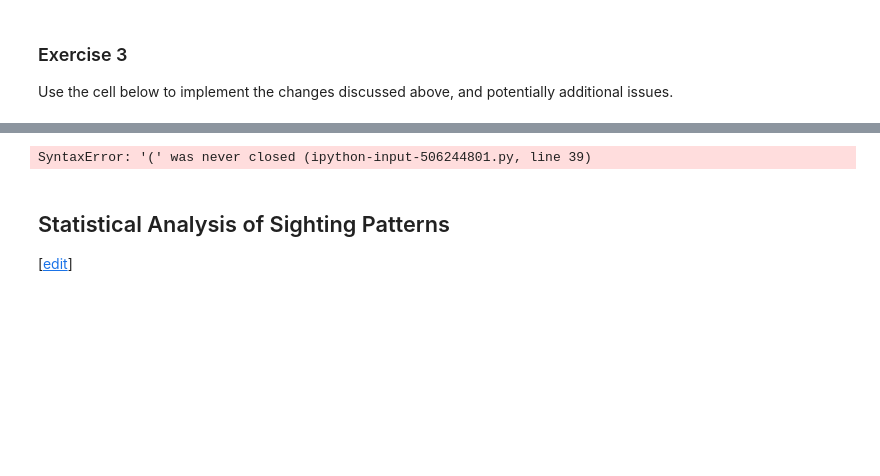
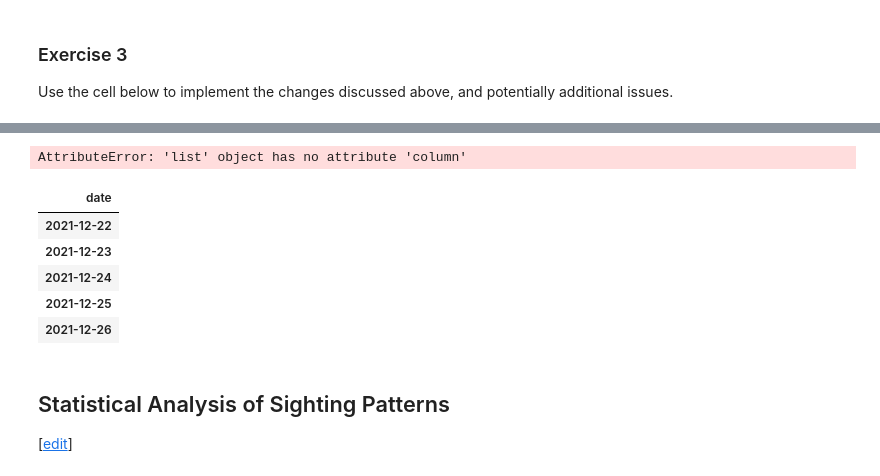
Before and after one commit to Paul-Bett/MLFC, a Jupyter notebook: _notebooks/practicals/03-dataset-joining-practical.ipynb, the cells around one changed output, grey strips where cells are left out. Saved outputs shown, nothing was run; the diff lists cells and outputs as text; code cells hidden in the pictures; blank space fills up the shorter version.

```diff
--- a/_notebooks/practicals/03-dataset-joining-practical.ipynb
+++ b/_notebooks/practicals/03-dataset-joining-practical.ipynb
@@ -289,54 +417,57 @@ potentially additional issues.
+# %%
+
+# Step 2: Create a new clean dataframe
+binary_rows = []
+species_df = daily_bin.columns.get_level_values(1)
+
+for (cam, species_str), series in daily_bin.items():
+    # Split species (e.g. "IMPALA, MONKEY") into a list of individual species
+    # ignore the "CAN'T TELL" species
+    species_list = [s.strip() for s in species_str.split(',') if s.strip() != "CAN'T TELL"] #TODO
+
+    for species in species_list:
+
+      col = pd.Series(series, index=series.index)
+      # Convert every value to 1 if any sightings, otherwise 0
+      col_bin =  binary_rows.append((cam, species, col))
+
+species_list.column
+# %% [output]
+AttributeError: 'list' object has no attribute 'column'
 # %%
-# Write your answer to Exercise 3 here
-
-
-daily_bin = daily.copy()
-# Step 1: Flatten the multi-index and reshape the dataframe
-
-daily_bin.columns = pd.MultiIndex.from_tuples(daily_bin.columns)
-
-# Step 2: Create a new clean dataframe
-binary_rows = []
-
-for (cam, species_str), series in daily_bin.items():
-    # Split species (e.g. "IMPALA, MONKEY") into a list of individual species
-    # ignore the "CAN'T TELL" species
-    species_list = [] #TODO
-
-    for species in species_list:
-
-      col = pd.Series(series, index=series.index)
-      # Convert every value to 1 if any sightings, otherwise 0
-      col_bin =  binary_rows.append((cam, species, col_bin))
-
 # Step 3: Rebuild dataframe as binary_df
 
 binary_df = pd.DataFrame({
     (cam, species): values
     for cam, species, values in binary_rows
 }, index=daily_bin.index)
 
 # Step 4: Create MultiIndex and
 binary_df.columns = pd.MultiIndex.from_tuples(binary_df.columns)
 binary_df = binary_df.sort_index(axis=1, level=[0, 1])
 
 # Step 5: Ensure all possible (camera, species) pairs exist
 
 # Get all unique cameras and species used across all rows and store as a list
 all_cameras = [] #TODO
 all_cameras = pd.unique(all_cameras)
-all_species = pd.unique(species_df.values.ravel('K')
+all_species = pd.unique(species_df.values.ravel('K'))
 all_species = [] #TODO
 
 # Build full column MultiIndex
 full_columns = pd.MultiIndex.from_product([all_cameras, all_species], names=["camera_id", "Species"])
 
 # Reindex to include all possible combinations, fill missing with 0
 binary_df = binary_df.reindex(columns=full_columns, fill_value=0)
 
 binary_df.tail()
 # %% [output]
-SyntaxError: '(' was never closed (ipython-input-506244801.py, line 39)
+| date |
+| 2021-12-22 |
+| 2021-12-23 |
+| 2021-12-24 |
+| 2021-12-25 |
+| 2021-12-26 |
 # %% [markdown]
 ## Statistical Analysis of Sighting Patterns
 
```
Also changed, not shown: parts of 8 cells of this notebook.
